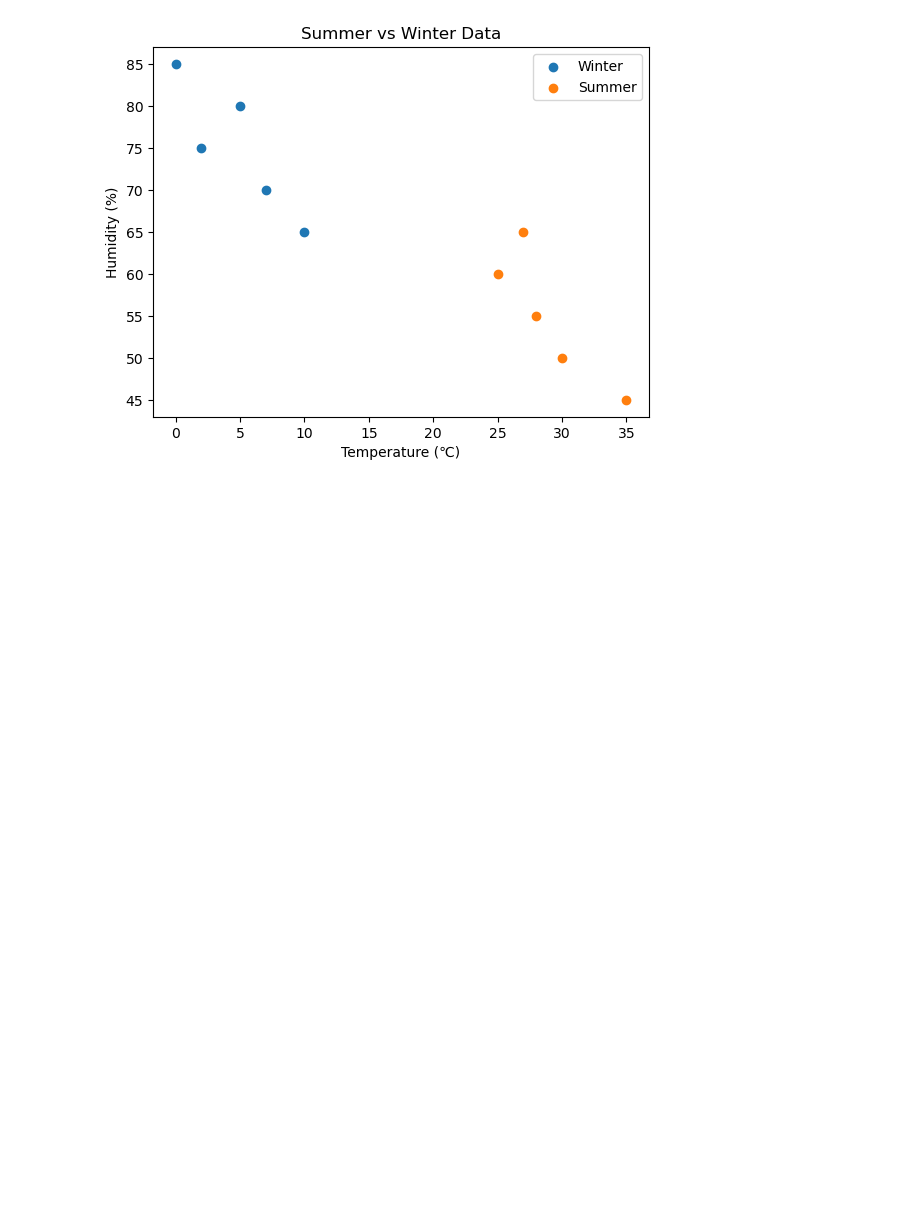
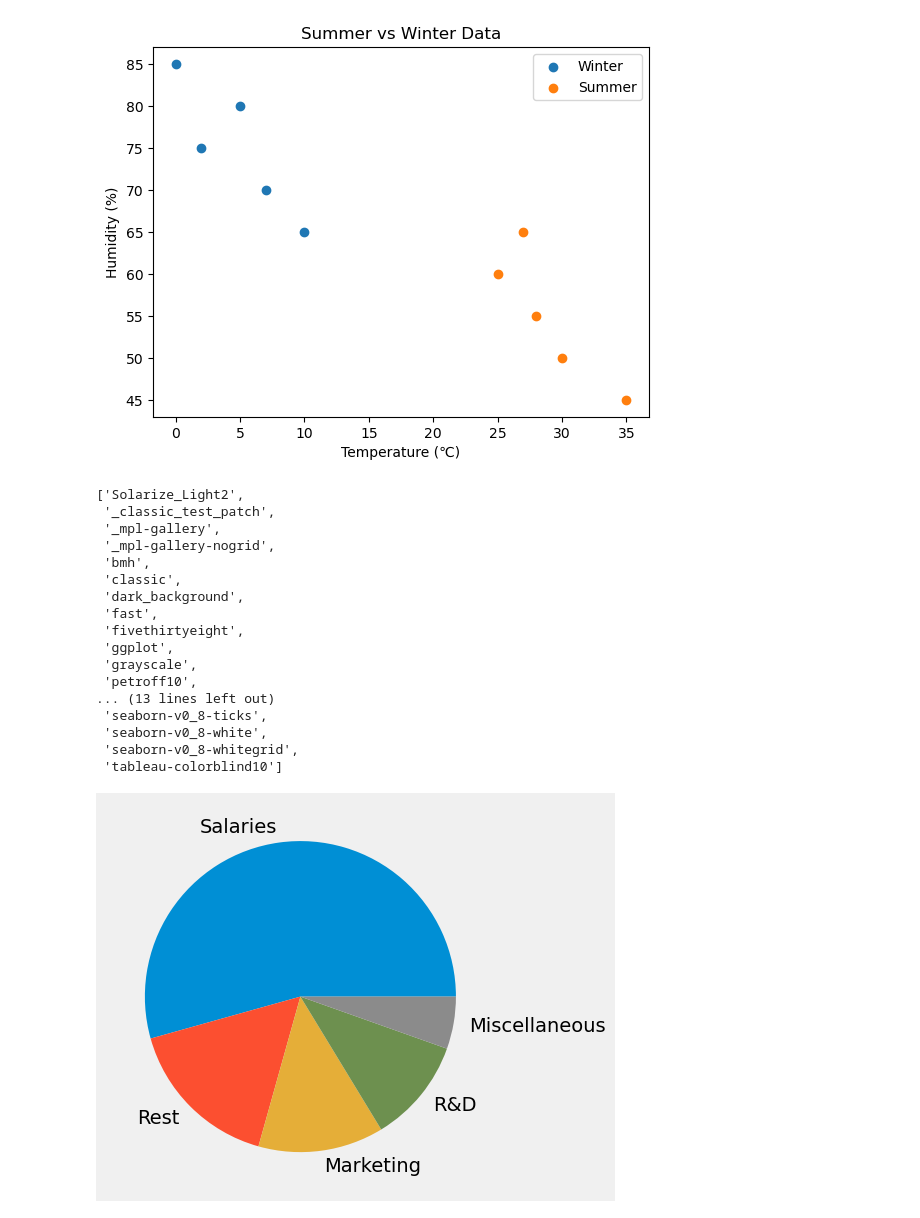
Before and after one commit to PritishMandal/AI-ML-Learning, a Jupyter notebook: Data visualization -1/matplotlib_tutorial.ipynb, the cells around one changed output. Drawn from its saved outputs; the diff is of its cells as text; code cells hidden in the pictures; blank space fills up the shorter version.

Commit message:
Pie Charts

```diff
--- a/Data visualization -1/matplotlib_tutorial.ipynb
+++ b/Data visualization -1/matplotlib_tutorial.ipynb
@@ -185,3 +185,31 @@ plt. legend()
 # %% [output]
 <matplotlib.legend.Legend at 0x...>
 [figure]
+# %%
+#pie Charts
+expenses = ["Salaries","Rest","Marketing","R&D","Miscellaneous"]
+amounts = [500,150,120,100,50]
+
+plt.style.use("fivethirtyeight")
+plt.pie(amounts,labels = expenses)
+
+plt.style.available
+# %% [output]
+['Solarize_Light2',
+ '_classic_test_patch',
+ '_mpl-gallery',
+ '_mpl-gallery-nogrid',
+ 'bmh',
+ 'classic',
+ 'dark_background',
+ 'fast',
+ 'fivethirtyeight',
+ 'ggplot',
+ 'grayscale',
+ 'petroff10',
+... (13 lines left out)
+ 'seaborn-v0_8-ticks',
+ 'seaborn-v0_8-white',
+ 'seaborn-v0_8-whitegrid',
+ 'tableau-colorblind10']
+[figure, added]
```
Also changed, not shown: parts of 1 cell of this notebook.
